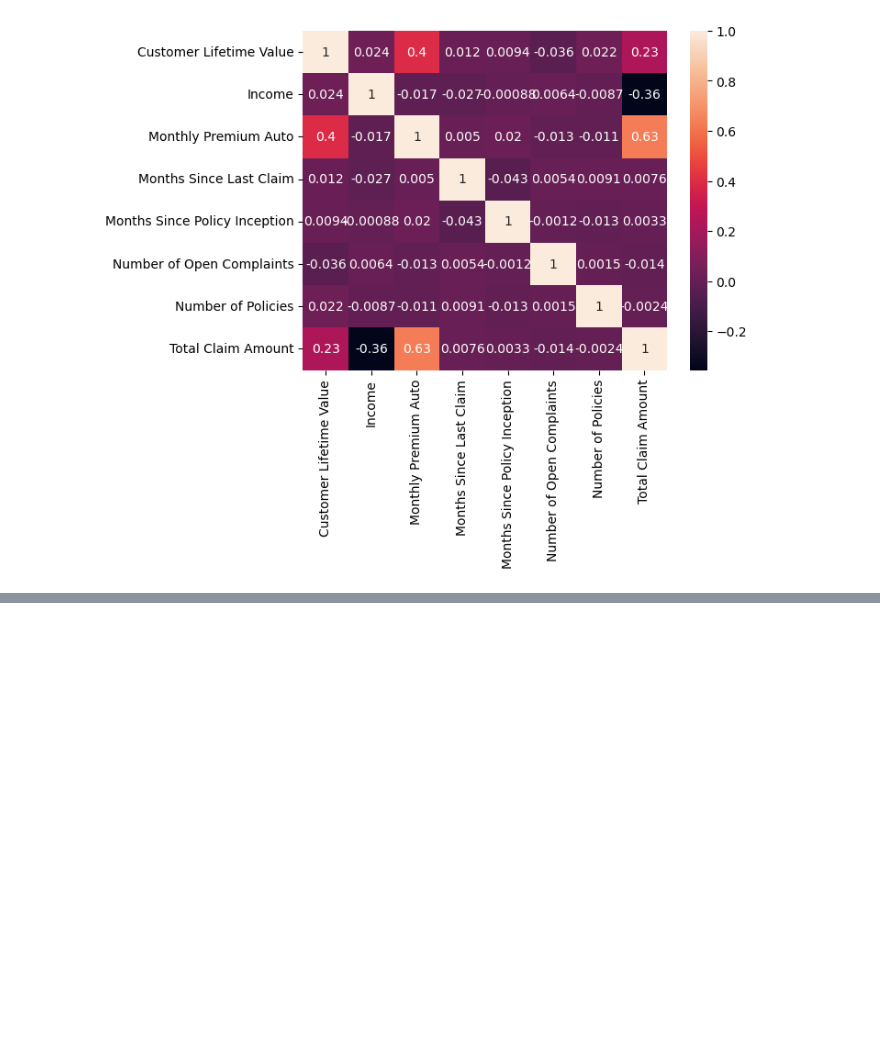
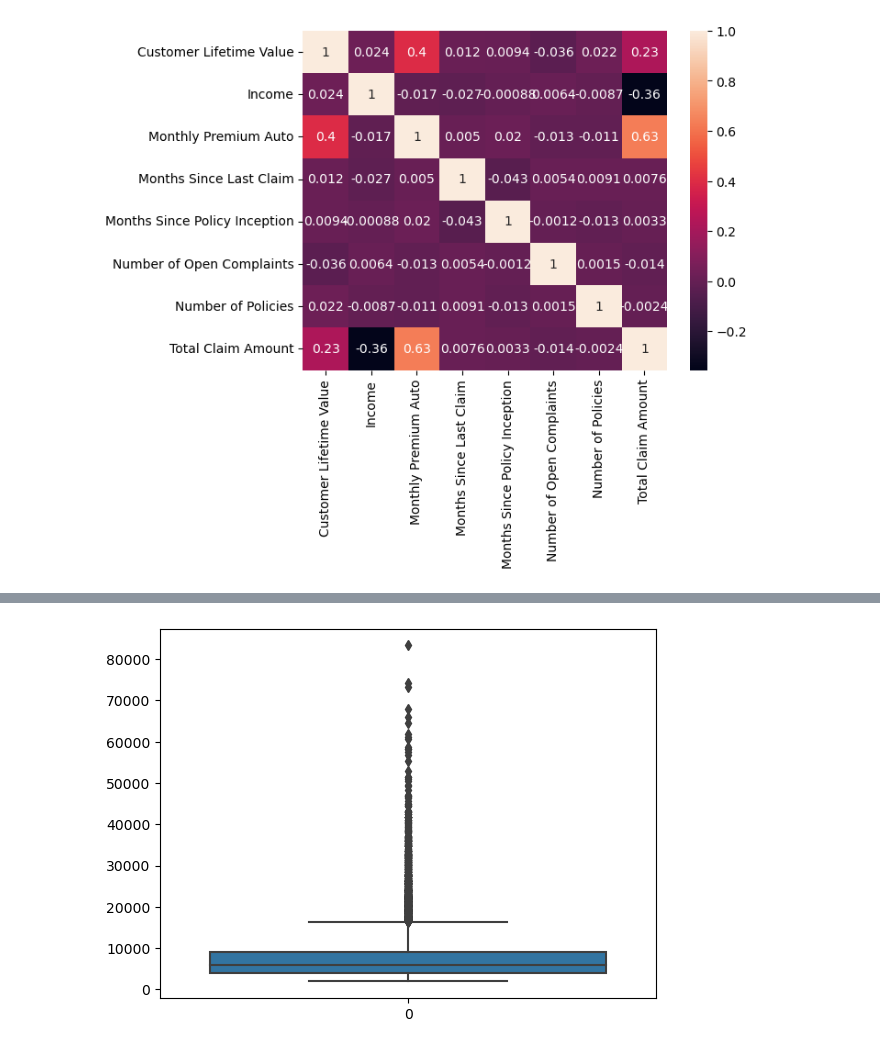
Before and after one commit to jaineeldesai/lab-customer-analysis-round-4, a Jupyter notebook: customer-lab4.ipynb, the cells around one changed output, grey strips where cells are left out. Saved outputs shown, nothing was run; the diff lists cells and outputs as text; code cells hidden in the pictures; blank space fills up the shorter version.

```diff
--- a/customer-lab4.ipynb
+++ b/customer-lab4.ipynb
@@ -153,0 +182,5 @@ plt.show()
+# %%
+sns.boxplot(numeric['Customer Lifetime Value'])
+plt.show()
+# %% [output]
+[figure, added]
```
Also changed, not shown: parts of 32 cells of this notebook.
